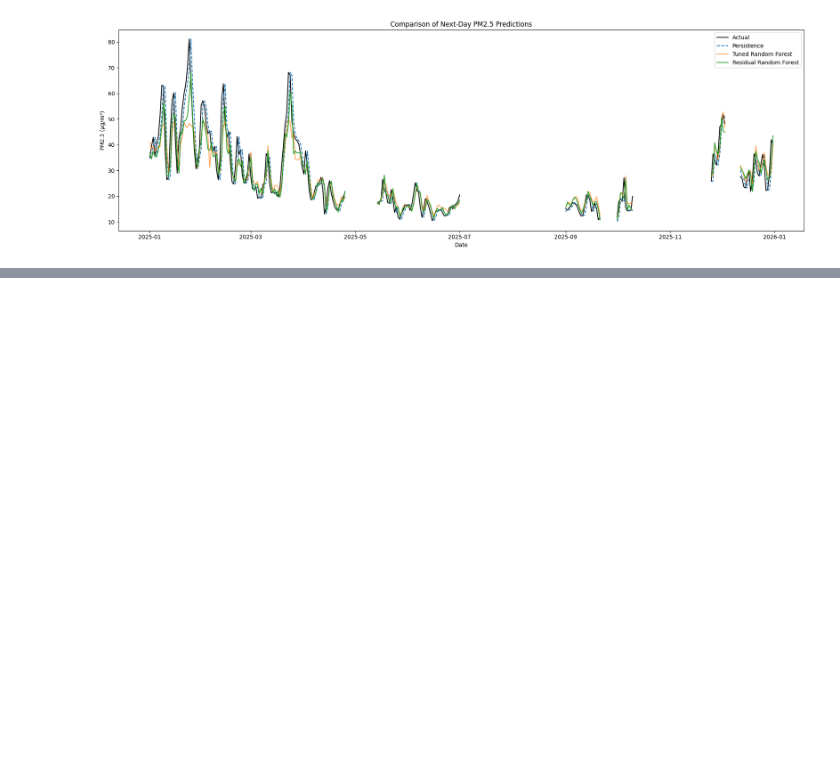
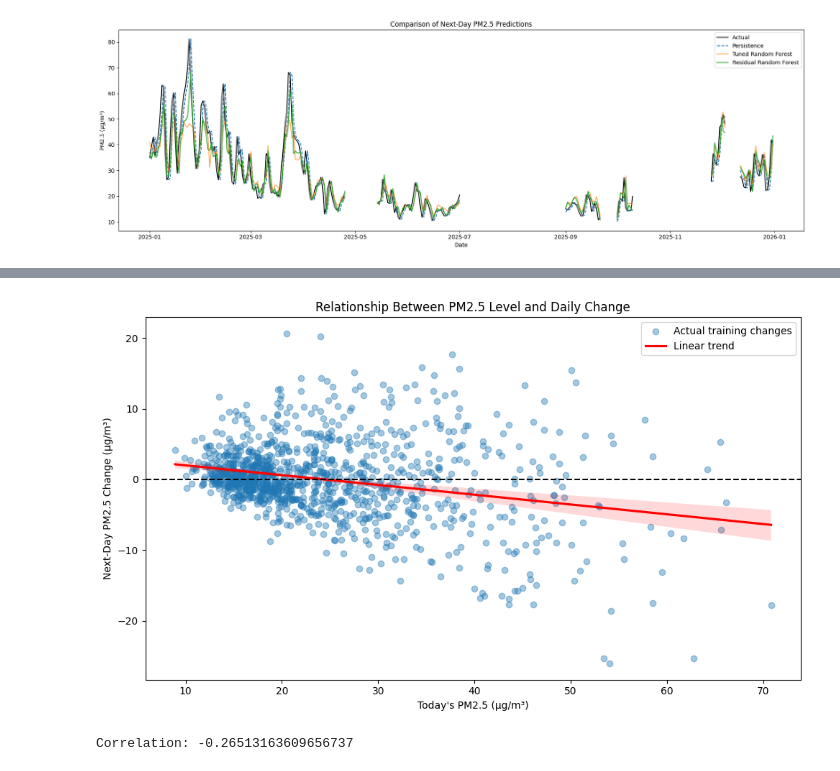
Before and after one commit to mapadeawdai/PM2.5_Prediction, a Jupyter notebook: main.ipynb, the cells around one changed output, grey strips where cells are left out. Drawn from its saved outputs; the diff is of its cells as text; code cells hidden in the pictures; blank space fills up the shorter version.

```diff
--- a/main.ipynb
+++ b/main.ipynb
@@ -2079,0 +2234,34 @@ plt.show()
+# %%
+plt.figure(figsize=(10, 6))
+
+plt.scatter(
+    today_train,
+    y_train_delta,
+    alpha=0.4,
+    label="Actual training changes"
+)
+
+sns.regplot(
+    x=today_train,
+    y=y_train_delta,
+    scatter=False,
+    color="red",
+    label="Linear trend"
+)
+
+plt.axhline(0, color="black", linestyle="--")
+
+plt.xlabel("Today's PM2.5 (µg/m³)")
+plt.ylabel("Next-Day PM2.5 Change (µg/m³)")
+plt.title("Relationship Between PM2.5 Level and Daily Change")
+plt.legend()
+plt.tight_layout()
+plt.show()
+
+print(
+    "Correlation:",
+    np.corrcoef(today_train, y_train_delta)[0, 1]
+)
+# %% [output]
+[figure, added]
+Correlation: -0.26513163609656737
```
Also changed, not shown: parts of 20 cells of this notebook.
